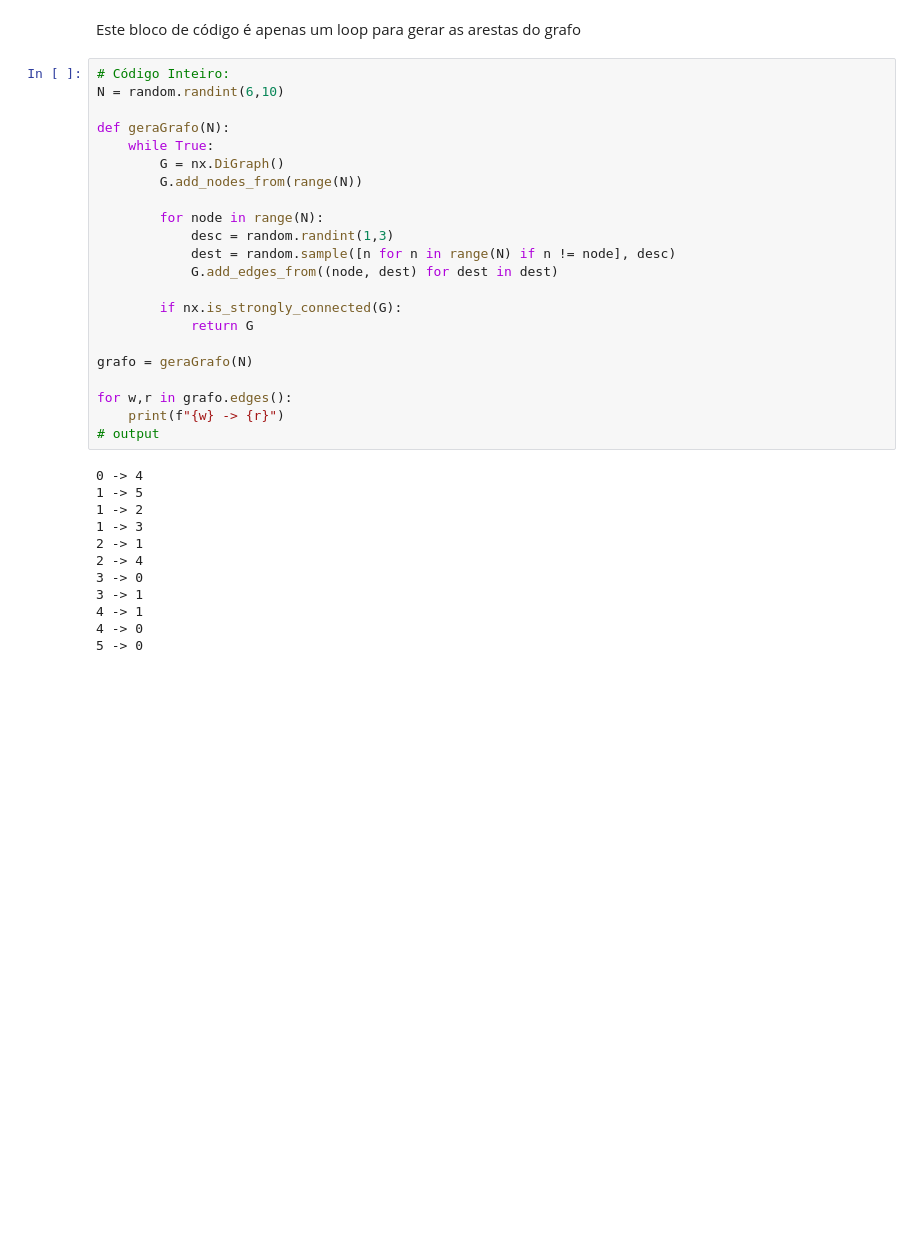
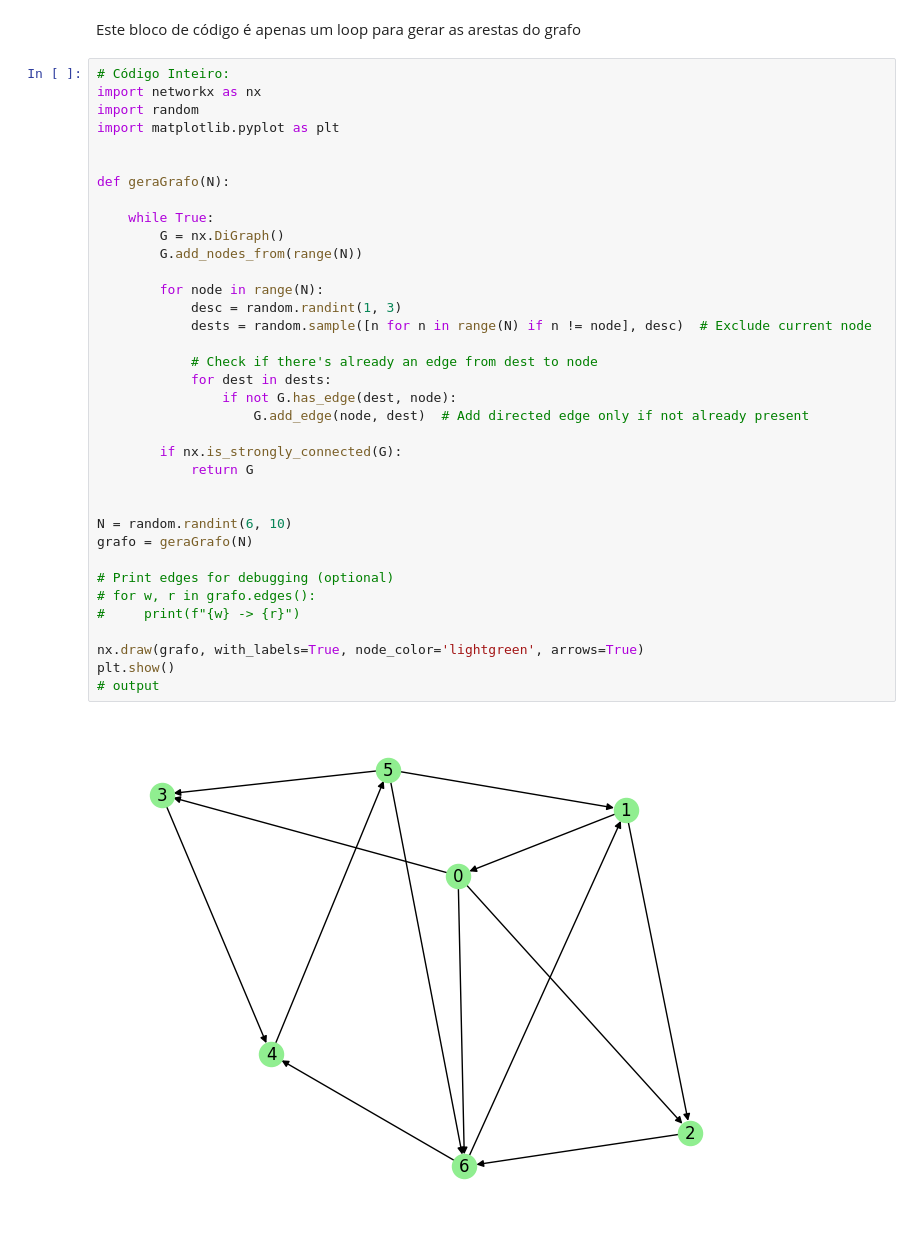
Before and after one commit to 27Nizzo/Logica-Comp.-TP-s, a Jupyter notebook: tp1pt2.ipynb, the cells around one changed output. Saved outputs shown, nothing was run; the diff lists cells and outputs as text; blank space fills up the shorter version.

Commit message:
check

```diff
--- a/tp1pt2.ipynb
+++ b/tp1pt2.ipynb
@@ -56,38 +56,42 @@ for w,r in grafo.edges():
 Este bloco de código é apenas um loop para gerar as arestas do grafo
 # %%
 # Código Inteiro:
-N = random.randint(6,10)
+import networkx as nx
+import random
+import matplotlib.pyplot as plt
+
 
 def geraGrafo(N):
+
     while True:
         G = nx.DiGraph()
         G.add_nodes_from(range(N))
 
         for node in range(N):
-            desc = random.randint(1,3)
-            dest = random.sample([n for n in range(N) if n != node], desc)
-            G.add_edges_from((node, dest) for dest in dest)
+            desc = random.randint(1, 3)
+            dests = random.sample([n for n in range(N) if n != node], desc)  # Exclude current node
+
+            # Check if there's already an edge from dest to node
+            for dest in dests:
+                if not G.has_edge(dest, node):
+                    G.add_edge(node, dest)  # Add directed edge only if not already present
 
         if nx.is_strongly_connected(G):
             return G
 
+
+N = random.randint(6, 10)
 grafo = geraGrafo(N)
 
-for w,r in grafo.edges():
-    print(f"{w} -> {r}")
+# Print edges for debugging (optional)
+# for w, r in grafo.edges():
+#     print(f"{w} -> {r}")
+
+nx.draw(grafo, with_labels=True, node_color='lightgreen', arrows=True)
+plt.show()
 # output
 # %% [output]
-0 -> 4
-1 -> 5
-1 -> 2
-1 -> 3
-2 -> 1
-2 -> 4
-3 -> 0
-3 -> 1
-4 -> 1
-4 -> 0
-5 -> 0
+[figure, added]
 # %% [markdown]
 ### Alinea b)
 Objétivos:
```
Also changed, not shown: parts of 2 cells of this notebook, 1 other file.
